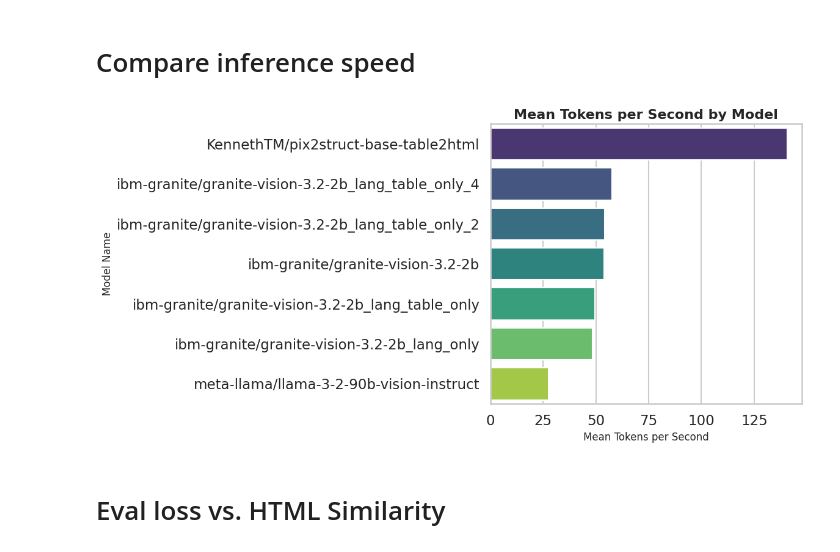
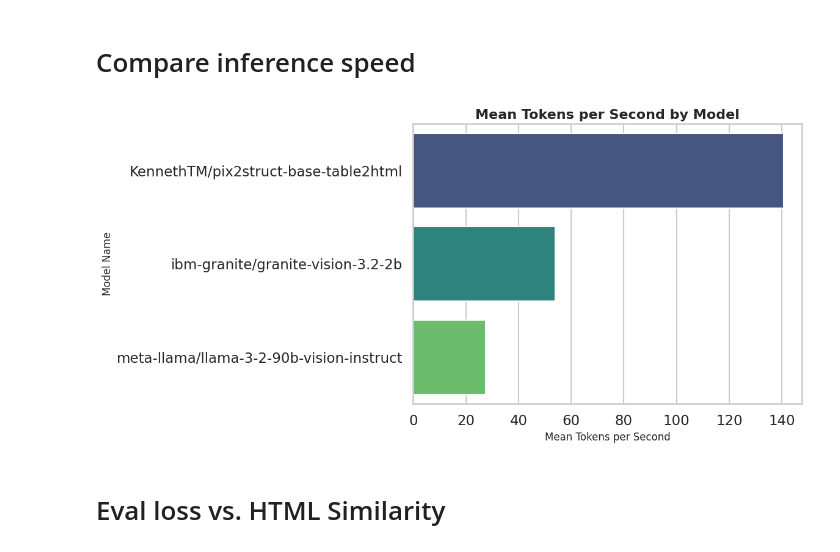
Before and after one commit to JulioSanchezD/TableVision2html, a Jupyter notebook: notebooks/evaluation.ipynb, the cells around one changed output. Drawn from its saved outputs; the diff is of its cells as text; code cells hidden in the pictures.

```diff
--- a/notebooks/evaluation.ipynb
+++ b/notebooks/evaluation.ipynb
@@ -138,37 +138,43 @@ results['output_tokens'] = results['model_prediction'].apply(
 results['tokens_per_second'] = results['output_tokens']/results['execution_time']
 
 # Prepare and sort data
+models = [
+    'KennethTM/pix2struct-base-table2html',
+    'ibm-granite/granite-vision-3.2-2b',
+    'meta-llama/llama-3-2-90b-vision-instruct'
+]
+filtered_results = results[results['model_name'].isin(models)].copy()
 mean_speed = (
-    results[['model_name', 'tokens_per_second']]
+    filtered_results[['model_name', 'tokens_per_second']]
     .groupby('model_name')
     .mean()
     .reset_index()
     .sort_values('tokens_per_second', ascending=False)
 )
 
 # Set style
 sns.set_theme(style="whitegrid", context="talk")
 
 # Plot
 plt.figure(figsize=(12, 6))
 sns.barplot(
     x='tokens_per_second',
     y='model_name',
     hue='model_name',            # Assign hue to enable palette
     data=mean_speed,
     palette='viridis',
     dodge=False,
     legend=False                 # Disable redundant legend
 )
 
 # Labels and formatting
 plt.title('Mean Tokens per Second by Model', fontsize=16, weight='bold')
 plt.xlabel('Mean Tokens per Second', fontsize=12)
 plt.ylabel('Model Name', fontsize=12)
 plt.tight_layout()
 plt.show()
 # %% [output]
-[figure, old version]
+[figure, new version]
 # %% [markdown]
 # Eval loss vs. HTML Similarity
 # %%
```
Also changed, not shown: parts of 2 cells of this notebook, 20 other files.
